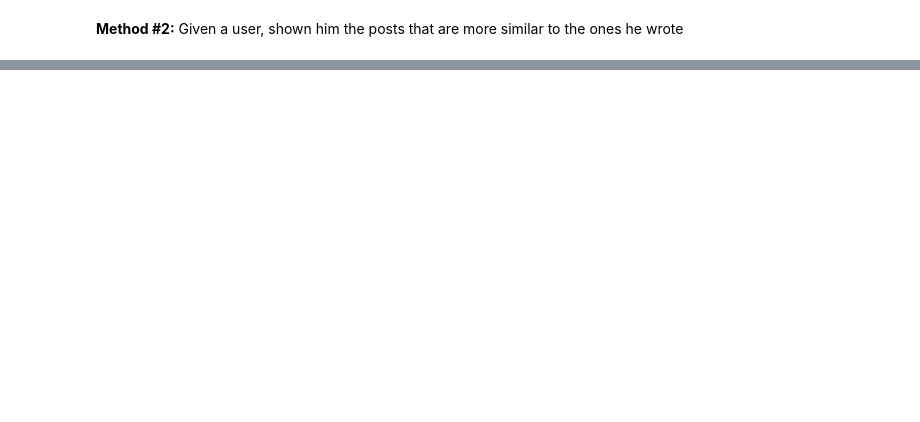
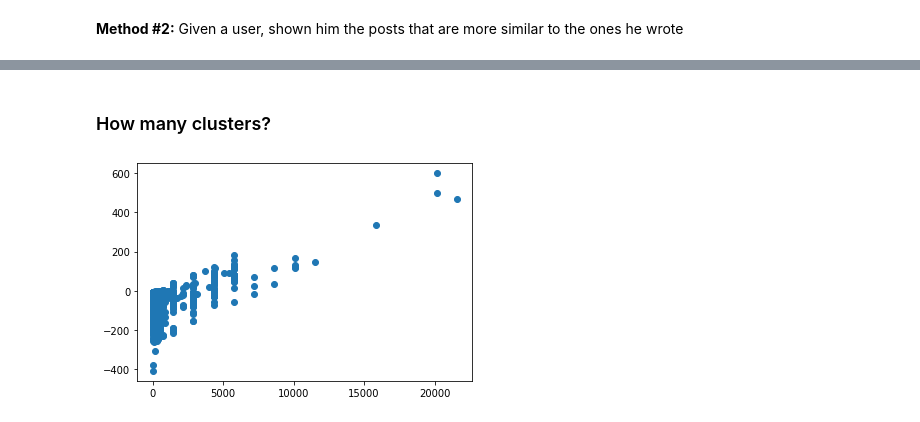
Before and after one commit to GianRomani/Notes, a Jupyter notebook: RecSys.ipynb, the cells around one changed output, grey strips where cells are left out. Cells and saved outputs as stored; diff of their text form; code cells hidden in the pictures; blank space fills up the shorter version.

```diff
--- a/RecSys.ipynb
+++ b/RecSys.ipynb
@@ -9,4 +13,4 @@ import analyze
 # %%
-likes_path = "Dataset/easytour-likes-2022-03MAR-21.json"
-schede_path = "Dataset/easytour-schede-2022-03MAR-21.json"
-data_path = "Dataset/data.csv"
+likes_path = "/content/drive/MyDrive/Tesi/easytour-likes-2022-03MAR-21.json"
+schede_path = "/content/drive/MyDrive/Tesi/easytour-schede-2022-03MAR-21.json"
+data_path = "/content/drive/MyDrive/Tesi/data.csv"
@@ -261,3 +49,6 @@ tfidf_schede
 # %% [output]
 <4356x17749 sparse matrix of type '<class 'numpy.float64'>'
         with 203045 stored elements in Compressed Sparse Row format>
+# %%
+df_tfidf = pd.DataFrame(tfidf_schede.toarray(), columns=tfidf_vectorizer.get_feature_names())
+#print(df_tfidf)
@@ -353,0 +197,2 @@ Tzamaria: spiaggia vicino al porto, davvero incantevole. Una piccola riserva nat
+# %%
+X = pd.concat([data, df_tfidf], axis=1)
@@ -353,0 +201,12 @@ Tzamaria: spiaggia vicino al porto, davvero incantevole. Una piccola riserva nat
+# %%
+X.drop(columns=["id", "userId", "datePublishing", "creationDate", "duration", "description", "title"], inplace=True)
+# %% [markdown]
+### How many clusters?
+# %%
+#Plot daata using SVD
+svd = TruncatedSVD(n_components=2, n_iter=7, random_state=42)
+svd = svd.fit_transform(X)
+plt.scatter(svd[:,0], svd[:,1])
+plt.show()
+# %% [output]
+[figure, added]
```
Also changed, not shown: parts of 54 cells of this notebook, 18 other files.
